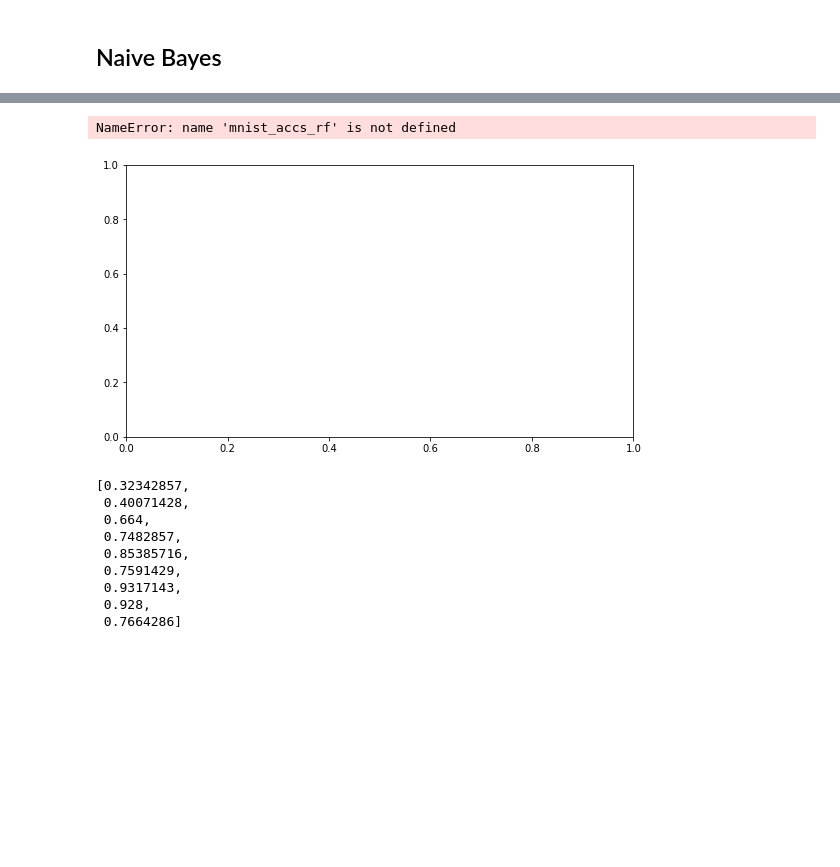
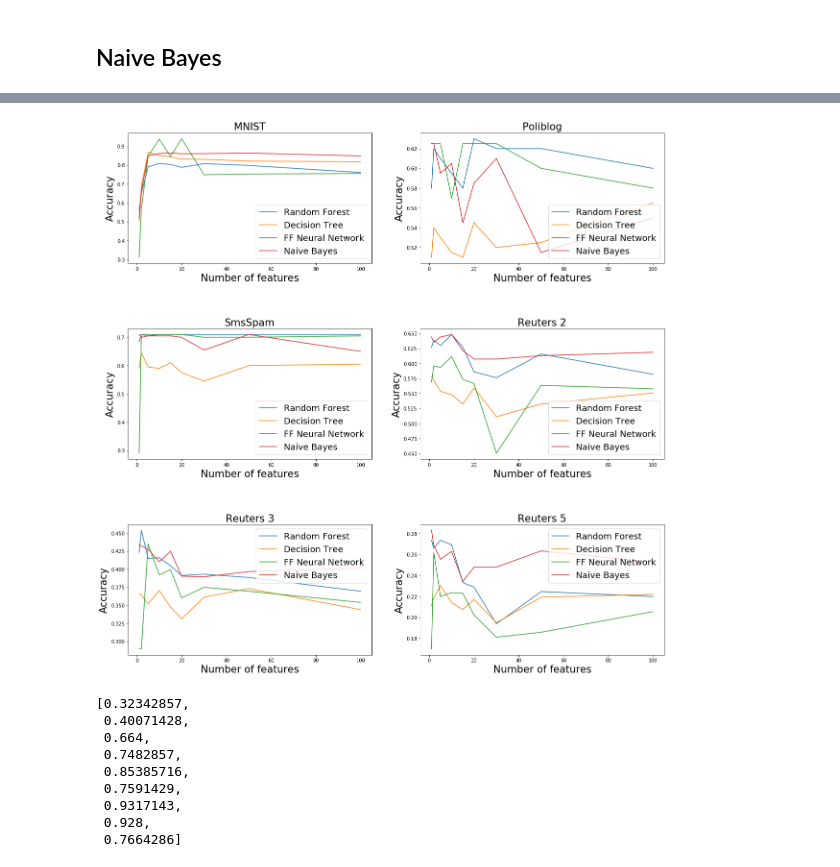
Before and after one commit to macjankowski/vae_models, a Jupyter notebook: pub2/text_data/VAE_performance.ipynb, the cells around one changed output, grey strips where cells are left out. Cells and saved outputs as stored; diff of their text form; code cells hidden in the pictures; blank space fills up the shorter version.

```diff
--- a/pub2/text_data/VAE_performance.ipynb
+++ b/pub2/text_data/VAE_performance.ipynb
@@ -1210,6 +1210,8 @@ np.max(reuters5_accs_naive_bayes)
 # %%
 fig = plt.figure(figsize=(20, 20))
 plt.subplots_adjust(hspace=0.5)
+
+xlabel="Number of features"
 
 plt.subplot(3, 2, 1)
 plt.plot(dims, mnist_accs_rf, label='Random Forest')
@@ -1217,10 +1219,10 @@ plt.plot(dims, mnist_accs_decision_tree, label='Decision Tree')
 plt.plot(dims, nn_mnist_accuracies, label='FF Neural Network')
 plt.plot(dims, mnist_accs_naive_bayes, label='Naive Bayes')
 
-plt.title("Combined results for classification of reduced mnist data")
-plt.xlabel("Dimensionality (Number of features)")
-plt.ylabel("Accuracy")
-plt.legend(loc='best')
+plt.title("MNIST", fontsize=21)
+plt.xlabel(xlabel, fontsize=21)
+plt.ylabel("Accuracy", fontsize=21)
+plt.legend(loc='best', fontsize=18)
 
 plt.subplot(3, 2, 2)
 plt.plot(dims, poliblog_accs_rf, label='Random Forest')
@@ -1228,60 +1230,59 @@ plt.plot(dims, poliblog_accs_decision_tree, label='Decision Tree')
 plt.plot(dims, nn_poliblog_accuracies, label='FF Neural Network')
 plt.plot(dims, poliblog_accs_naive_bayes, label='Naive Bayes')
 
-plt.title("Combined results for classification of reduced poliblog data")
-plt.xlabel("Dimensionality (Number of features)")
-plt.ylabel("Accuracy")
-plt.legend(loc='best')
+plt.title("Poliblog", fontsize=21)
+plt.xlabel(xlabel, fontsize=21)
+plt.ylabel("Accuracy", fontsize=21)
+plt.legend(loc='best', fontsize=18)
 
 plt.subplot(3, 2, 3)
 plt.plot(dims, smsspam_accs_rf, label='Random Forest')
 plt.plot(dims, smsspam_accs_decision_tree, label='Decision Tree')
 plt.plot(dims, nn_smsspam_accuracies, label='FF Neural Network')
 plt.plot(dims, smsspam_accs_naive_bayes, label='Naive Bayes')
 
-plt.title("Combined results for classification of reduced smsSpam data")
-plt.xlabel("Dimensionality (Number of features)")
-plt.ylabel("Accuracy")
-plt.legend(loc='best')
+plt.title("SmsSpam", fontsize=21)
+plt.xlabel(xlabel, fontsize=21)
+plt.ylabel("Accuracy", fontsize=21)
+plt.legend(loc='best', fontsize=18)
 
 plt.subplot(3, 2, 4)
 plt.plot(dims, reuters2_accs_rf, label='Random Forest')
 plt.plot(dims, reuters2_accs_decision_tree, label='Decision Tree')
 plt.plot(dims, nn_reuters2_accuracies, label='FF Neural Network')
 plt.plot(dims, reuters2_accs_naive_bayes, label='Naive Bayes')
 
-plt.title("Combined results for classification of reduced reuters (2 classes) data")
-plt.xlabel("Dimensionality (Number of features)")
-plt.ylabel("Accuracy")
-plt.legend(loc='best')
+plt.title("Reuters 2", fontsize=21)
+plt.xlabel(xlabel, fontsize=21)
+plt.ylabel("Accuracy", fontsize=21)
+plt.legend(loc='best', fontsize=18)
 
 plt.subplot(3, 2, 5)
 plt.plot(dims, reuters3_accs_rf, label='Random Forest')
 plt.plot(dims, reuters3_accs_decision_tree, label='Decision Tree')
 plt.plot(dims, nn_reuters3_accuracies, label='FF Neural Network')
 plt.plot(dims, reuters3_accs_naive_bayes, label='Naive Bayes')
 
-plt.title("Combined results for classification of reduced reuters (3 classes) data")
-plt.xlabel("Dimensionality (Number of features)")
-plt.ylabel("Accuracy")
-plt.legend(loc='best')
+plt.title("Reuters 3", fontsize=21)
+plt.xlabel(xlabel, fontsize=21)
+plt.ylabel("Accuracy", fontsize=21)
+plt.legend(loc='best', fontsize=18)
 
 plt.subplot(3, 2, 6)
 plt.plot(dims, reuters5_accs_rf, label='Random Forest')
 plt.plot(dims, reuters5_accs_decision_tree, label='Decision Tree')
 plt.plot(dims, nn_reuters5_accuracies, label='FF Neural Network')
 plt.plot(dims, reuters5_accs_naive_bayes, label='Naive Bayes')
 
-plt.title("Combined results for classification of reduced reuters (5 classes) data")
-plt.xlabel("Dimensionality (Number of features)")
-plt.ylabel("Accuracy")
-plt.legend(loc='best')
+plt.title("Reuters 5", fontsize=21)
+plt.xlabel(xlabel, fontsize=21)
+plt.ylabel("Accuracy", fontsize=21)
+plt.legend(loc='best', fontsize=18)
 
-# plt.savefig('/Users/mjankowski/Desktop/vae_experiments.png', bbox_inches='tight')
+plt.savefig('/Users/mjankowski/Desktop/vae_experiments.png', bbox_inches='tight')
 plt.show()
 # %% [output]
-NameError: name 'mnist_accs_rf' is not defined
-[figure, old version]
+[figure, new version]
 # %%
 nn_mnist_accuracies
 # %% [output]
```
Also changed, not shown: parts of 45 cells of this notebook, 3 other files.
